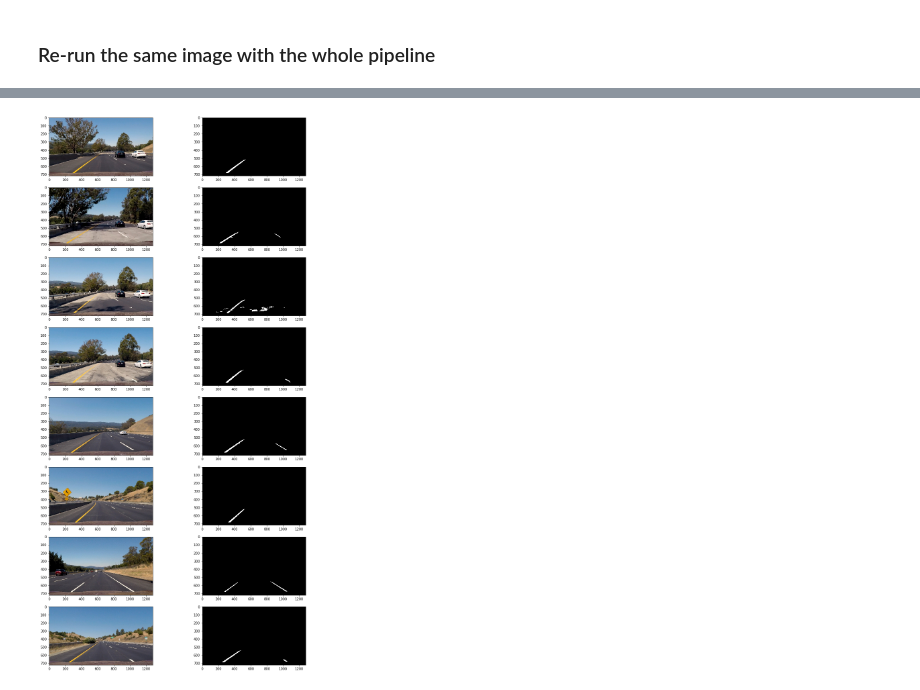
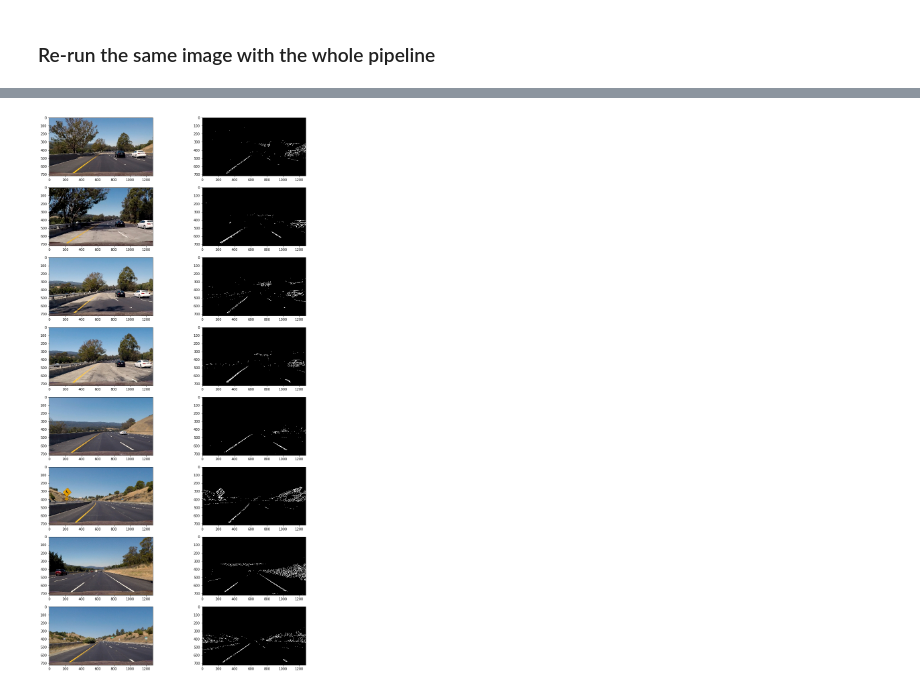
Before and after one commit to StevenShuoFeng/CarND-Advanced-Lane-Lines, a Jupyter notebook: pipeline.ipynb, the cells around one changed output, grey strips where cells are left out. Drawn from its saved outputs; the diff is of its cells as text; code cells hidden in the pictures.

```diff
--- a/pipeline.ipynb
+++ b/pipeline.ipynb
@@ -90,11 +89,0 @@ Clipping input data to the valid range for imshow with RGB data ([0..1] for floa
-# %%
-# %autoreload 2
-
-# mask = maskGradientOnS(imgTest)
-
-from thresholder import *
-thObj = Thresholder()
-mask = thObj.threshold(cv2.cvtColor(imgTest, cv2.COLOR_BGR2RGB))
-
-plt.imshow(mask, cmap='gray')
-plt.show()
@@ -231,22 +217,23 @@ Wall time: 31.8 s
 # %%
 import os
 
 image_files = os.listdir('test_images')
 n_image = len(image_files)
 
 plt.rcParams['figure.figsize'] = (15, 30)
 
+thObj = Thresholder()
+
 i = 0
 for image_file in image_files:
     img = cv2.imread('test_images/' + image_file)
     img = cv2.cvtColor(img, cv2.COLOR_BGR2RGB)
-#     mask = combineMasks(img)
-    mask = maskGradientOnS(img)
+    mask = thObj.threshold(img)
 
     plt.subplot(n_image, 2, i*2+1)
     plt.imshow(img)
     plt.subplot(n_image, 2, i*2+2)
     plt.imshow(mask, cmap='gray')
     i += 1
 # %% [output]
-[figure, old version]
+[figure, new version]
```
Also changed, not shown: parts of 11 cells of this notebook, 3 other files.
